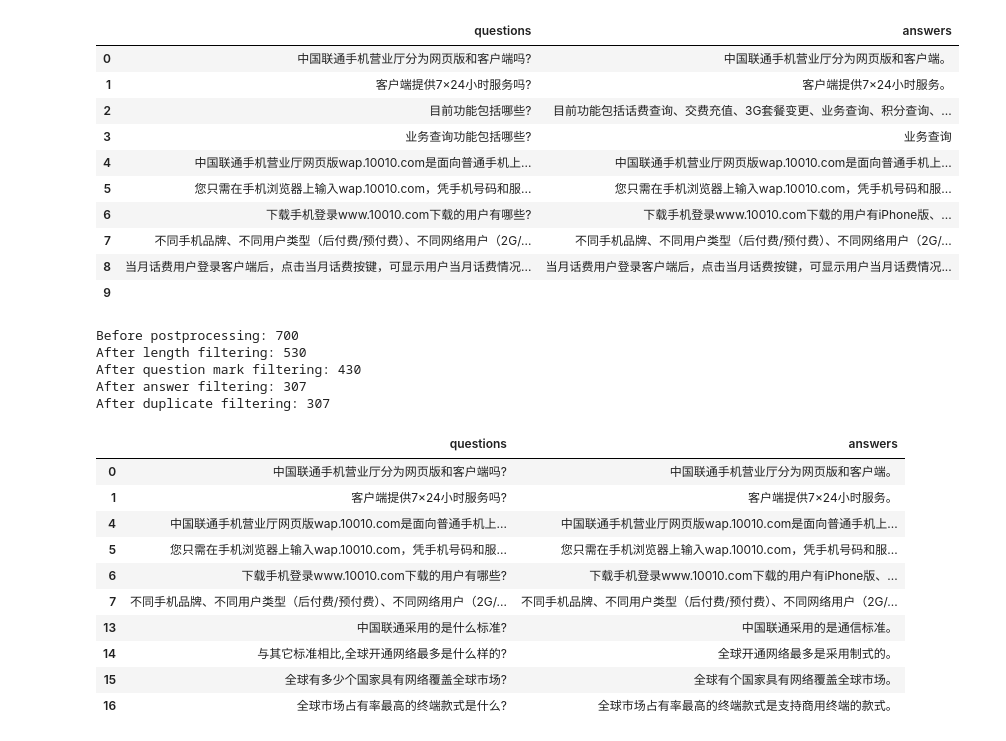
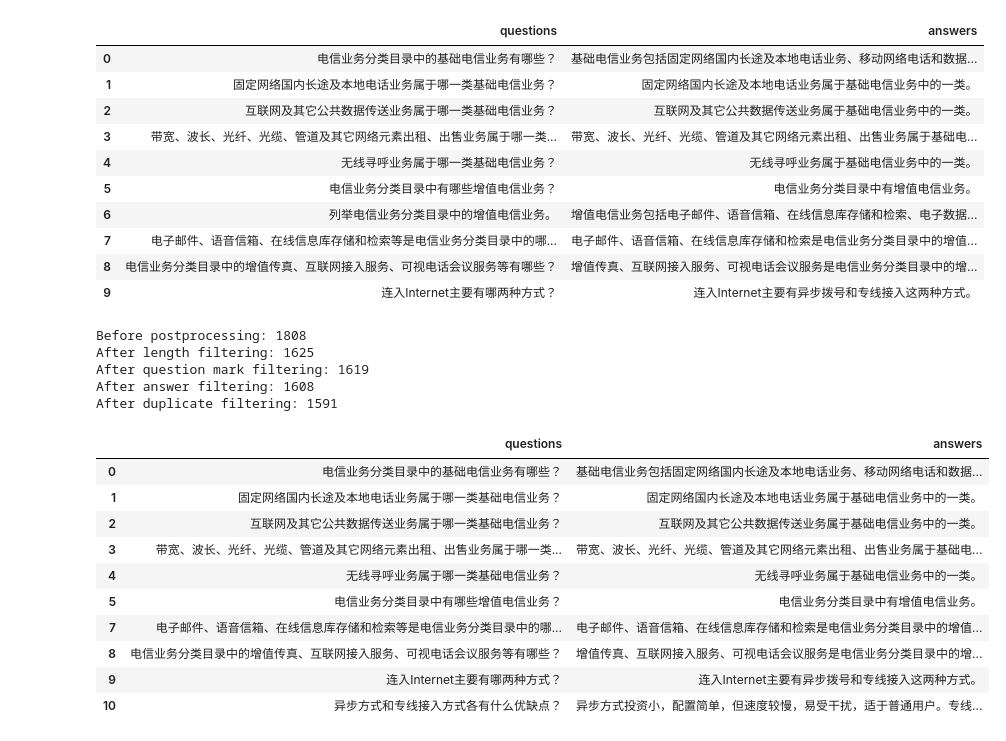
Before and after one commit to wangtz19/network-dataset, a Jupyter notebook: filter-qa.ipynb, the cells around one changed output. Saved outputs shown, nothing was run; the diff lists cells and outputs as text; code cells hidden in the pictures.

```diff
--- a/filter-qa.ipynb
+++ b/filter-qa.ipynb
@@ -2,7 +2,7 @@
 import pandas as pd
 import re
 # %%
-qa_df = pd.read_csv('docx/qa/qa-chinese.csv')
+qa_df = pd.read_csv('docx/qa/qa-chinese-gpt.csv')
 qa_df.head()
 # %% [output]
 |  | summary | content | summary_token_num | content_token_num | token_num | context | questions | answers |
@@ -22,63 +22,73 @@ for idx, row in qa_df.iterrows():
 
 new_qa_df = pd.DataFrame({'questions': question_list, 'answers': answer_list})
 
-new_qa_df.to_csv('docx/qa/qa-chinese-new.csv', index=False)
+new_qa_df.to_csv('docx/qa/qa-chinese-gpt-new.csv', index=False)
 new_qa_df.head(10)
 # %% [output]
 |  | questions | answers |
-| 0 | 中国联通手机营业厅分为网页版和客户端吗? | 中国联通手机营业厅分为网页版和客户端。 |
-| 1 | 客户端提供7×24小时服务吗? | 客户端提供7×24小时服务。 |
-| 2 | 目前功能包括哪些? | 目前功能包括话费查询、交费充值、3G套餐变更、业务查询、积分查询、... |
-| 3 | 业务查询功能包括哪些? | 业务查询 |
-| 4 | 中国联通手机营业厅网页版wap.10010.com是面向普通手机上... | 中国联通手机营业厅网页版wap.10010.com是面向普通手机上... |
-| 5 | 您只需在手机浏览器上输入wap.10010.com，凭手机号码和服... | 您只需在手机浏览器上输入wap.10010.com，凭手机号码和服... |
-| 6 | 下载手机登录www.10010.com下载的用户有哪些? | 下载手机登录www.10010.com下载的用户有iPhone版、... |
-| 7 | 不同手机品牌、不同用户类型（后付费/预付费）、不同网络用户（2G/... | 不同手机品牌、不同用户类型（后付费/预付费）、不同网络用户（2G/... |
-| 8 | 当月话费用户登录客户端后，点击当月话费按键，可显示用户当月话费情况... | 当月话费用户登录客户端后，点击当月话费按键，可显示用户当月话费情况... |
-| 9 |  |  |
+| 0 | 电信业务分类目录中的基础电信业务有哪些？ | 基础电信业务包括固定网络国内长途及本地电话业务、移动网络电话和数据... |
+| 1 | 固定网络国内长途及本地电话业务属于哪一类基础电信业务？ | 固定网络国内长途及本地电话业务属于基础电信业务中的一类。 |
+| 2 | 互联网及其它公共数据传送业务属于哪一类基础电信业务？ | 互联网及其它公共数据传送业务属于基础电信业务中的一类。 |
+| 3 | 带宽、波长、光纤、光缆、管道及其它网络元素出租、出售业务属于哪一类... | 带宽、波长、光纤、光缆、管道及其它网络元素出租、出售业务属于基础电... |
+| 4 | 无线寻呼业务属于哪一类基础电信业务？ | 无线寻呼业务属于基础电信业务中的一类。 |
+| 5 | 电信业务分类目录中有哪些增值电信业务？ | 电信业务分类目录中有增值电信业务。 |
+| 6 | 列举电信业务分类目录中的增值电信业务。 | 增值电信业务包括电子邮件、语音信箱、在线信息库存储和检索、电子数据... |
+| 7 | 电子邮件、语音信箱、在线信息库存储和检索等是电信业务分类目录中的哪... | 电子邮件、语音信箱、在线信息库存储和检索是电信业务分类目录中的增值... |
+| 8 | 电信业务分类目录中的增值传真、互联网接入服务、可视电话会议服务等有哪些？ | 增值传真、互联网接入服务、可视电话会议服务是电信业务分类目录中的增... |
+| 9 | 连入Internet主要有哪两种方式？ | 连入Internet主要有异步拨号和专线接入这两种方式。 |
 # %%
 import opencc
+from rouge import Rouge
 
 converter = opencc.OpenCC('t2s.json')
+rouge = Rouge(metrics=["rouge-l"])
+
+ROUGE_THRESHOLD = 0.7
 
 def postprocess(df, min_len=10, max_len=300):
     print(f"Before postprocessing: {len(df)}")
     # Remove too short or too long sentences
     df = df[(df['questions'].str.len() > min_len) & (df['questions'].str.len() < max_len)]
     df = df[(df['answers'].str.len() > min_len) & (df['answers'].str.len() < max_len)]
     print(f"After length filtering: {len(df)}")
     # Remove questions not ending with question mark
-    df = df[df['questions'].str.endswith('?')]
+    # df = df[df['questions'].str.endswith('?')]
+    df = df[df['questions'].str.endswith('？')]
     print(f"After question mark filtering: {len(df)}")
     # Remove answers not ending with period
     df = df[df['answers'].str.endswith('。')]
     print(f"After answer filtering: {len(df)}")
     # Remove duplicated sentences
     df = df.drop_duplicates(subset=['questions', 'answers'])
     print(f"After duplicate filtering: {len(df)}")
 
     df['questions'] = df['questions'].apply(lambda x: converter.convert(x))
     df['answers'] = df['answers'].apply(lambda x: converter.convert(x))
 
+    # Remove sentences with high ROUGE score
+    # df['rouge_score'] = df.apply(lambda x: rouge.get_scores(x['questions'], x['answers'])[0]['rouge-l']['f'], axis=1)
+    # df = df[df['rouge_score'] < ROUGE_THRESHOLD]
+    # print(f"After ROUGE filtering: {len(df)}")
+
     return df
 
 filtered_qa_df = postprocess(new_qa_df)
-filtered_qa_df.to_csv('docx/qa/qa-chinese-filtered.csv', index=False)
+filtered_qa_df.to_csv('docx/qa/qa-chinese-gpt-filtered.csv', index=False)
 filtered_qa_df.head(10)
 # %% [output]
-Before postprocessing: 700
-After length filtering: 530
-After question mark filtering: 430
-After answer filtering: 307
-After duplicate filtering: 307
+Before postprocessing: 1808
+After length filtering: 1625
+After question mark filtering: 1619
+After answer filtering: 1608
+After duplicate filtering: 1591
 |  | questions | answers |
-| 0 | 中国联通手机营业厅分为网页版和客户端吗? | 中国联通手机营业厅分为网页版和客户端。 |
-| 1 | 客户端提供7×24小时服务吗? | 客户端提供7×24小时服务。 |
-| 4 | 中国联通手机营业厅网页版wap.10010.com是面向普通手机上... | 中国联通手机营业厅网页版wap.10010.com是面向普通手机上... |
-| 5 | 您只需在手机浏览器上输入wap.10010.com，凭手机号码和服... | 您只需在手机浏览器上输入wap.10010.com，凭手机号码和服... |
-| 6 | 下载手机登录www.10010.com下载的用户有哪些? | 下载手机登录www.10010.com下载的用户有iPhone版、... |
-| 7 | 不同手机品牌、不同用户类型（后付费/预付费）、不同网络用户（2G/... | 不同手机品牌、不同用户类型（后付费/预付费）、不同网络用户（2G/... |
-| 13 | 中国联通采用的是什么标准? | 中国联通采用的是通信标准。 |
-| 14 | 与其它标准相比,全球开通网络最多是什么样的? | 全球开通网络最多是采用制式的。 |
-| 15 | 全球有多少个国家具有网络覆盖全球市场? | 全球有个国家具有网络覆盖全球市场。 |
-| 16 | 全球市场占有率最高的终端款式是什么? | 全球市场占有率最高的终端款式是支持商用终端的款式。 |
+| 0 | 电信业务分类目录中的基础电信业务有哪些？ | 基础电信业务包括固定网络国内长途及本地电话业务、移动网络电话和数据... |
+| 1 | 固定网络国内长途及本地电话业务属于哪一类基础电信业务？ | 固定网络国内长途及本地电话业务属于基础电信业务中的一类。 |
+| 2 | 互联网及其它公共数据传送业务属于哪一类基础电信业务？ | 互联网及其它公共数据传送业务属于基础电信业务中的一类。 |
+| 3 | 带宽、波长、光纤、光缆、管道及其它网络元素出租、出售业务属于哪一类... | 带宽、波长、光纤、光缆、管道及其它网络元素出租、出售业务属于基础电... |
+| 4 | 无线寻呼业务属于哪一类基础电信业务？ | 无线寻呼业务属于基础电信业务中的一类。 |
+| 5 | 电信业务分类目录中有哪些增值电信业务？ | 电信业务分类目录中有增值电信业务。 |
+| 7 | 电子邮件、语音信箱、在线信息库存储和检索等是电信业务分类目录中的哪... | 电子邮件、语音信箱、在线信息库存储和检索是电信业务分类目录中的增值... |
+| 8 | 电信业务分类目录中的增值传真、互联网接入服务、可视电话会议服务等有哪些？ | 增值传真、互联网接入服务、可视电话会议服务是电信业务分类目录中的增... |
+| 9 | 连入Internet主要有哪两种方式？ | 连入Internet主要有异步拨号和专线接入这两种方式。 |
+| 10 | 异步方式和专线接入方式各有什么优缺点？ | 异步方式投资小，配置简单，但速度较慢，易受干扰，适于普通用户。专线... |
```
Also changed, not shown: parts of 7 cells of this notebook, 2 other files.
